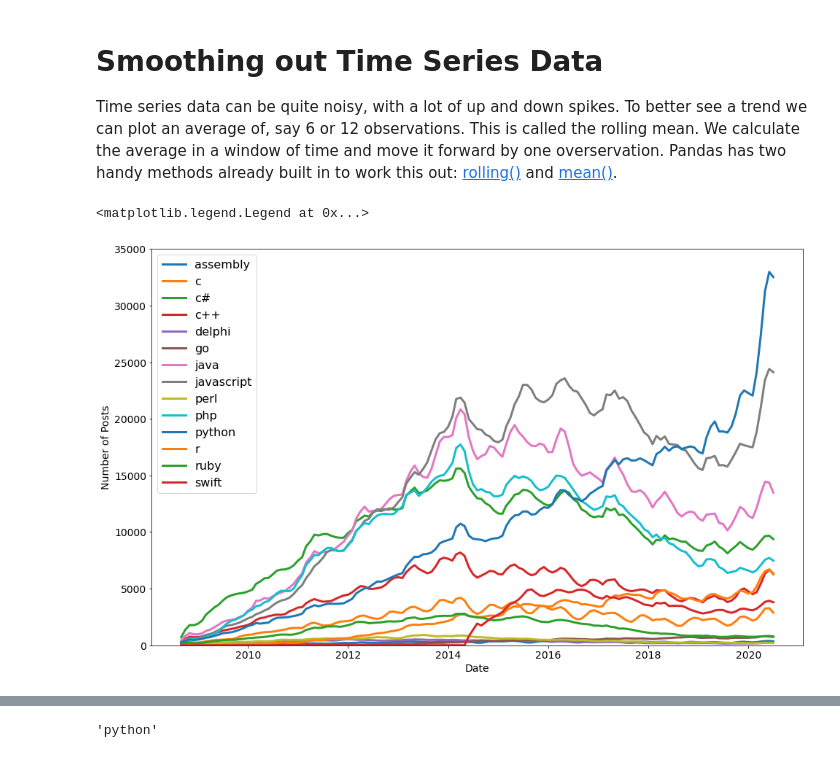
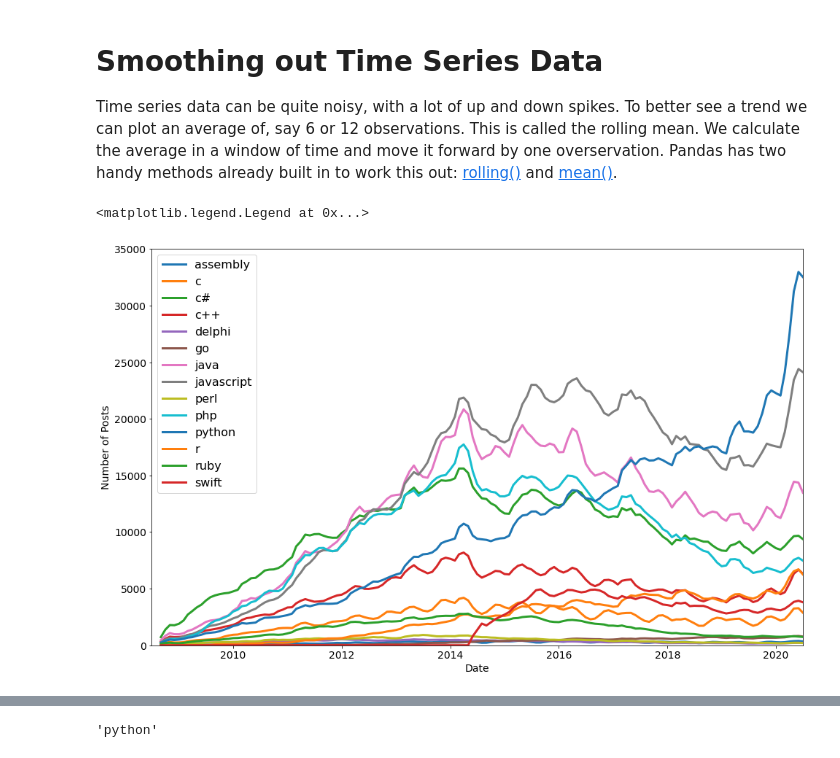
Before and after one commit to conraduouou/experiment-python, a Jupyter notebook: DAY 72 - Matplotlib/Programming_Languages_(start).ipynb, the cells around one changed output, grey strips where cells are left out. Drawn from its saved outputs; the diff is of its cells as text; code cells hidden in the pictures.

```diff
--- a/DAY 72 - Matplotlib/Programming_Languages_(start).ipynb
+++ b/DAY 72 - Matplotlib/Programming_Languages_(start).ipynb
@@ -212,17 +212,18 @@ Time series data can be quite noisy, with a lot of up and down spikes. To better
 # %%
 roll_df = reshaped_df.rolling(window=3).mean()
 
 plt.figure(figsize=(16, 10))
 plt.xticks(fontsize=14)
 plt.yticks(fontsize=14)
 plt.xlabel('Date', fontsize=14)
 plt.ylabel('Number of Posts', fontsize=14)
+plt.xlim(left=roll_df.index.min(), right=roll_df.index.max())
 plt.ylim(0, 35000)
 
 for tag in roll_df.columns:
     plt.plot(roll_df[tag], linewidth=3, label=roll_df[tag].name)
 
 plt.legend(fontsize=16)
 # %% [output]
 <matplotlib.legend.Legend at 0x...>
-[figure, old version]
+[figure, new version]
```
Also changed, not shown: parts of 3 cells of this notebook, 6 other files.
